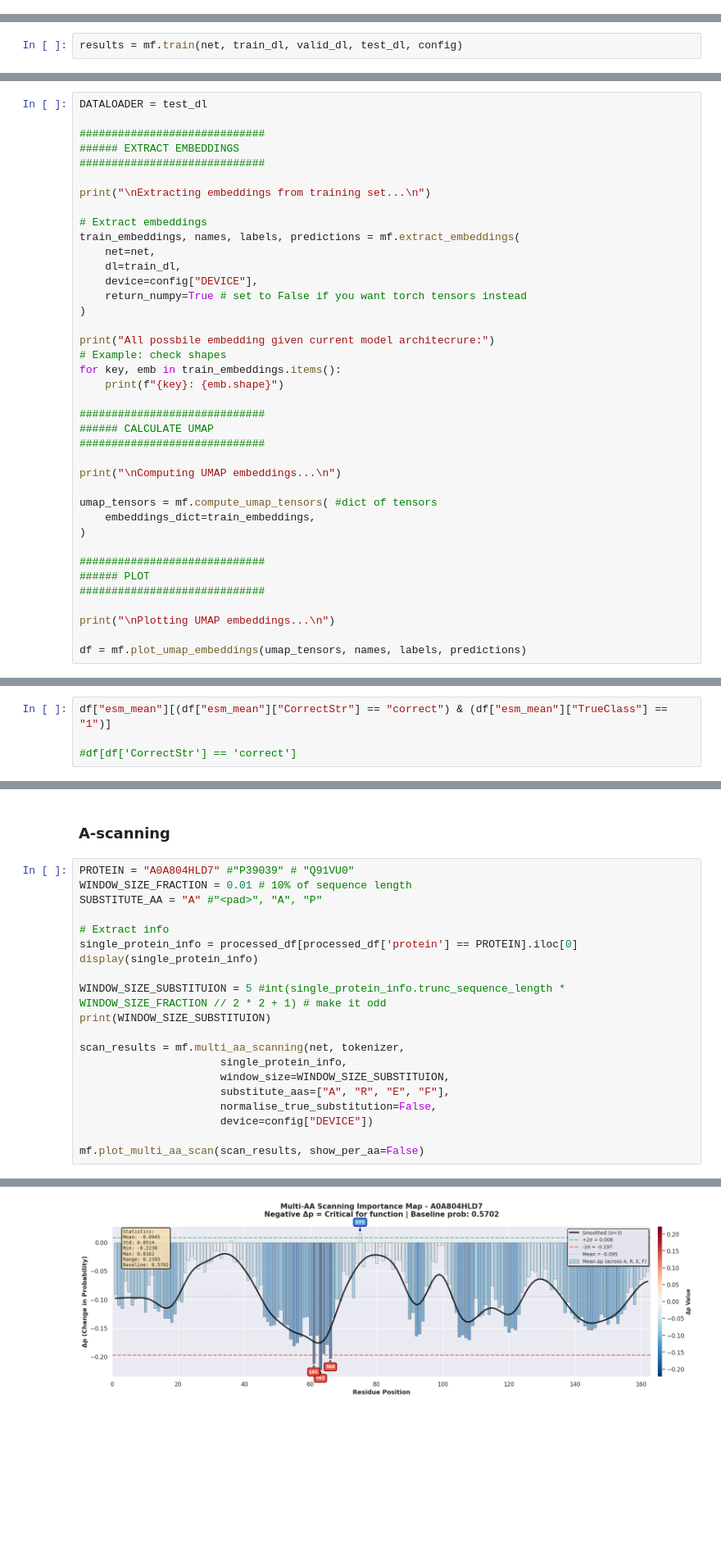
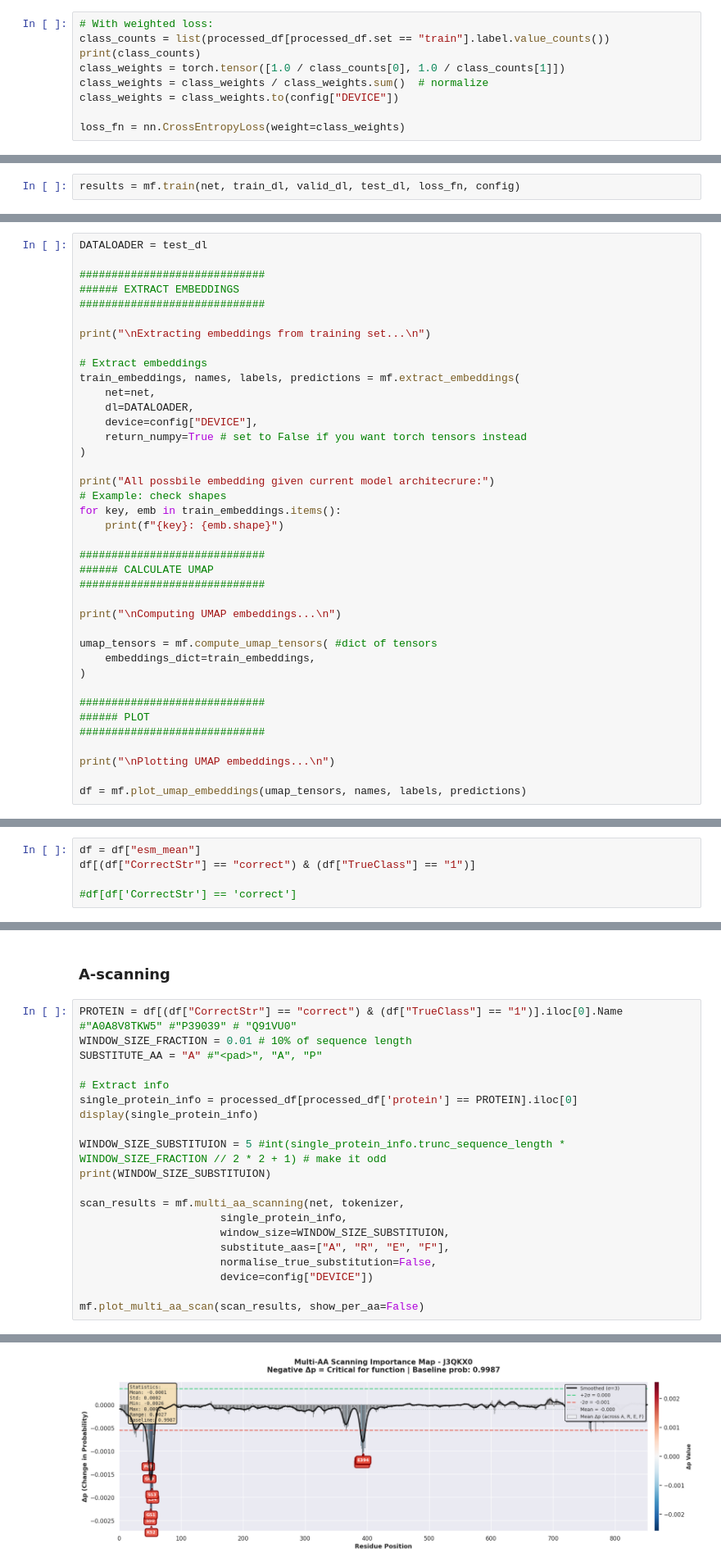
Before and after one commit to 8gabri8/ESMSec, a Jupyter notebook: my_train.ipynb, the cells around one changed output, grey strips where cells are left out. Shown at 82% size. Drawn from its saved outputs; the diff is of its cells as text; blank space fills up the shorter version.

```diff
--- a/my_train.ipynb
+++ b/my_train.ipynb
@@ -178,0 +182,9 @@ processed_df["label"].plot(kind='hist')
+# %%
+# With weighted loss:
+class_counts = list(processed_df[processed_df.set == "train"].label.value_counts())
+print(class_counts)
+class_weights = torch.tensor([1.0 / class_counts[0], 1.0 / class_counts[1]])
+class_weights = class_weights / class_weights.sum()  # normalize
+class_weights = class_weights.to(config["DEVICE"])
+
+loss_fn = nn.CrossEntropyLoss(weight=class_weights)
@@ -179,5 +193,5 @@ processed_df["label"].plot(kind='hist')
 # %% [markdown]
 ### Train
 # %%
-results = mf.train(net, train_dl, valid_dl, test_dl, config)
+results = mf.train(net, train_dl, valid_dl, test_dl, loss_fn, config)
 # %% [output]
@@ -327,7 +348,7 @@ print("\nExtracting embeddings from training set...\n")
 # Extract embeddings
 train_embeddings, names, labels, predictions = mf.extract_embeddings(
     net=net,
-    dl=train_dl,
+    dl=DATALOADER,
     device=config["DEVICE"],
     return_numpy=True # set to False if you want torch tensors instead
 )
@@ -378,5 +399,6 @@ Plotting UMAP embeddings...
 # %%
-df["esm_mean"][(df["esm_mean"]["CorrectStr"] == "correct") & (df["esm_mean"]["TrueClass"] == "1")]
+df = df["esm_mean"]
+df[(df["CorrectStr"] == "correct") & (df["TrueClass"] == "1")]
 
 #df[df['CorrectStr'] == 'correct']
 # %% [output]
@@ -396,7 +422,8 @@ df["esm_mean"][(df["esm_mean"]["CorrectStr"] == "correct") & (df["esm_mean"]["Tr
 # %% [markdown]
 ### A-scanning
 # %%
-PROTEIN = "A0A804HLD7" #"P39039" # "Q91VU0"
+PROTEIN = df[(df["CorrectStr"] == "correct") & (df["TrueClass"] == "1")].iloc[0].Name
+#"A0A8V8TKW5" #"P39039" # "Q91VU0"
 WINDOW_SIZE_FRACTION = 0.01 # 10% of sequence length
 SUBSTITUTE_AA = "A" #"<pad>", "A", "P"
 
@@ -431,6 +458,6 @@ Name: 5324, dtype: object
 5
 Evaluating model on mutated sequences...
-[figure, old version]
+[figure, new version]
 ======================================================================
                       MULTI-AA SCANNING SUMMARY
 ======================================================================
```
Also changed, not shown: parts of 17 cells of this notebook, 3 other files.
